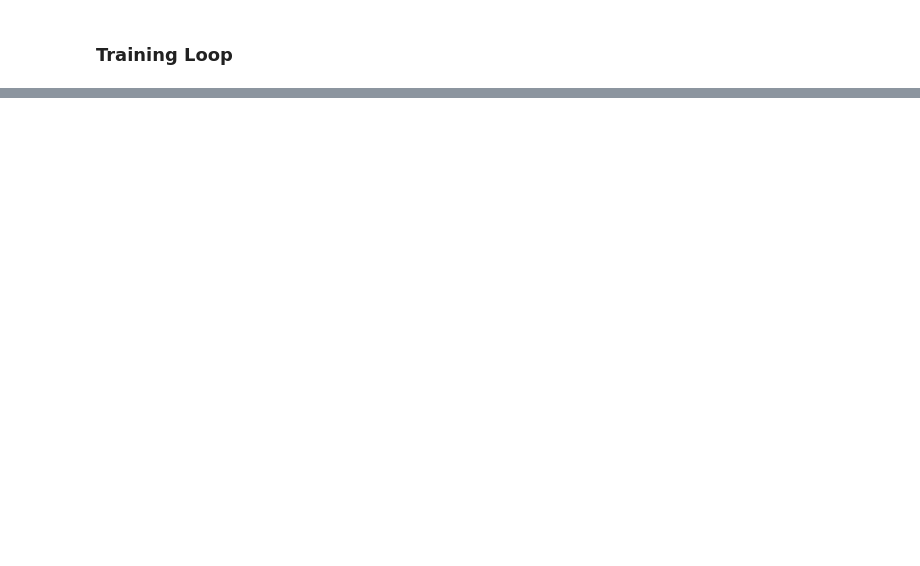
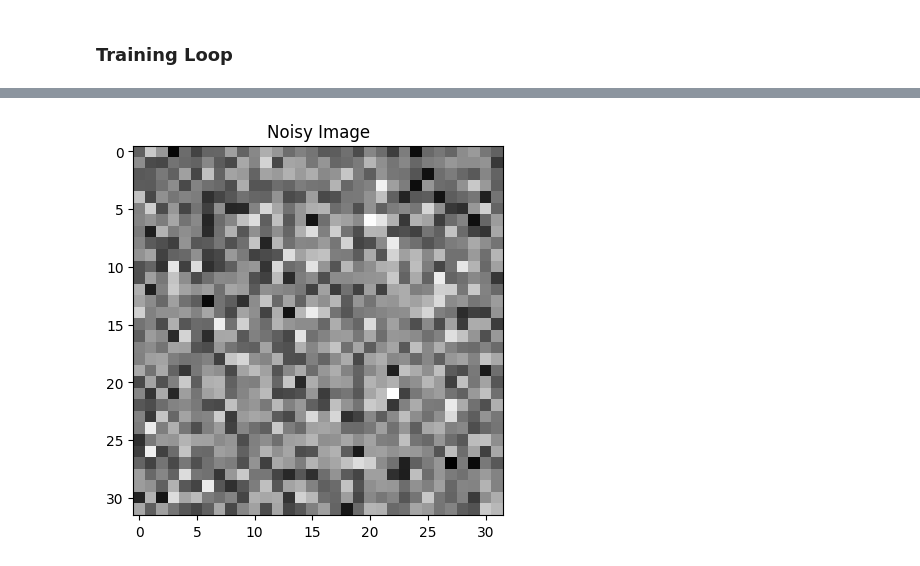
Before and after one commit to Nasotro/Diffusion-Implementation, a Jupyter notebook: v2MNIST.ipynb, the cells around one changed output, grey strips where cells are left out. Drawn from its saved outputs; the diff is of its cells as text; code cells hidden in the pictures; blank space fills up the shorter version.

```diff
--- a/v2MNIST.ipynb
+++ b/v2MNIST.ipynb
@@ -215,0 +101,51 @@ KeyboardInterrupt:
+# %%
+# hyperparameters
+n_epochs = 10
+batch_size = 16
+lr = 1e-3
+dropout = 0.2
+max_time_steps = 200
+patience = 5000
+
+
+test = None
+train = None
+net = None
+
+CosineNoise = CosineNoiseAdder(max_time_steps)
+
+
+# dataset = "CIFAR10"
+dataset = "MNIST"
+
+if dataset == "MNIST":
+    initial_channels = 1
+    trans = transforms.Compose([
+        transforms.ToTensor(),
+        transforms.Resize((32, 32)),
+        transforms.Normalize((0.5,), (0.5, ))])
+
+    train = NoiseDataset(MNIST_Dataset(transform=trans), CosineNoise)
+    test = NoiseDataset(MNIST_Dataset('test', transform=trans), CosineNoise)
+
+    net = Unet(32, depth=2, time_embed_dim=16, label_emb_dim=16,
+           num_label=10, initial_channels=initial_channels,
+           conv_layers=3, dropout=dropout)
+
+if dataset == "CIFAR10":
+    initial_channels = 3
+    trans = transforms.Compose([
+        transforms.ToTensor(),
+        transforms.Resize((32, 32)),
+        transforms.Normalize((0.5, 0.5, 0.5), (0.5, 0.5, 0.5))])
+
+    train = NoiseDataset(CIFAR10_Dataset(transform=trans), CosineNoise)
+    test = NoiseDataset(CIFAR10_Dataset(transform=trans, split='test'), CosineNoise)
+
+    net = Unet(64, depth=3, time_embed_dim=16, label_emb_dim=16,
+           num_label=10, initial_channels=initial_channels,
+           conv_layers=2, dropout=dropout)
+
+show_image(train[1][0], title="Noisy Image")
+# %% [output]
+[figure, added]
```
Also changed, not shown: parts of 6 cells of this notebook, 3 other files.
